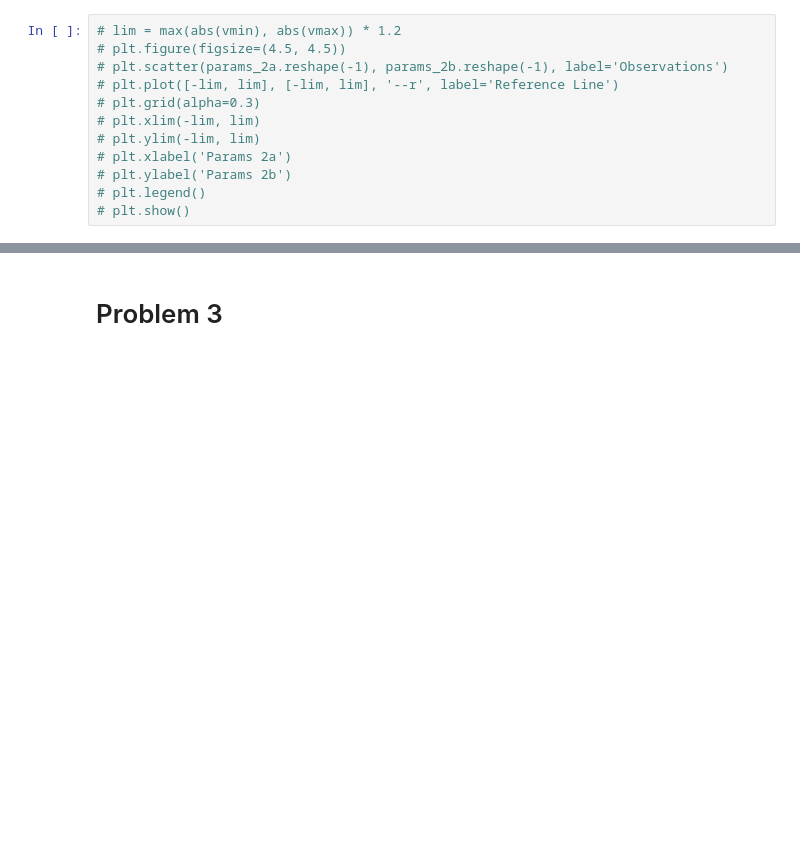
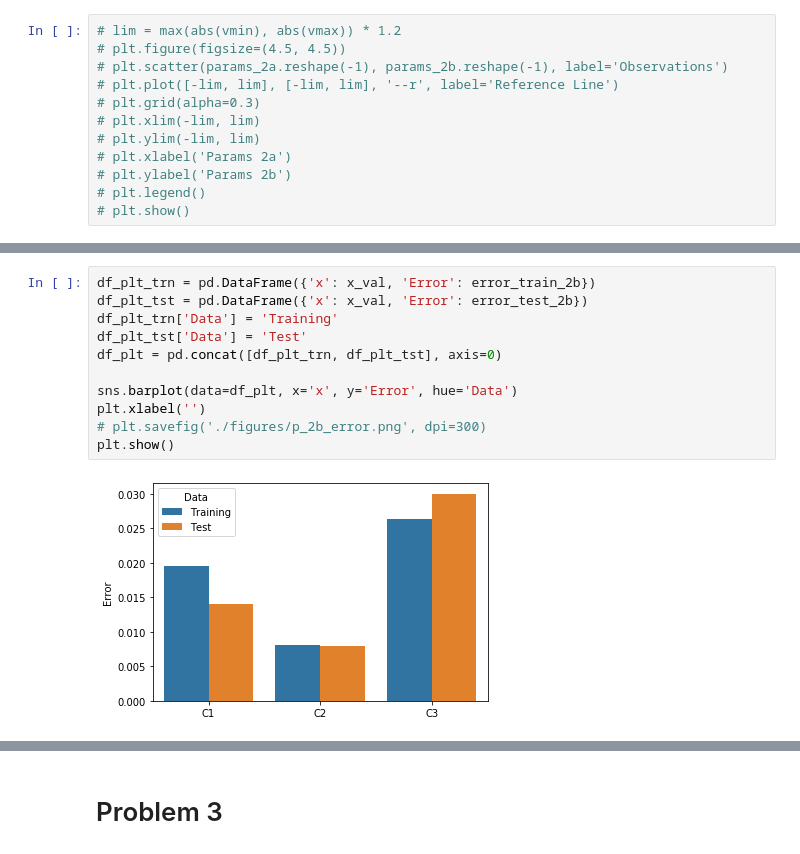
Before and after one commit to sievertsm/ML_CS6350, a Jupyter notebook: SVM/svm_notebook.ipynb, the cells around one changed output, grey strips where cells are left out. Drawn from its saved outputs; the diff is of its cells as text; blank space fills up the shorter version.

```diff
--- a/SVM/svm_notebook.ipynb
+++ b/SVM/svm_notebook.ipynb
@@ -154,0 +168,13 @@ plt.show()
+# %%
+df_plt_trn = pd.DataFrame({'x': x_val, 'Error': error_train_2b})
+df_plt_tst = pd.DataFrame({'x': x_val, 'Error': error_test_2b})
+df_plt_trn['Data'] = 'Training'
+df_plt_tst['Data'] = 'Test'
+df_plt = pd.concat([df_plt_trn, df_plt_tst], axis=0)
+
+sns.barplot(data=df_plt, x='x', y='Error', hue='Data')
+plt.xlabel('')
+# plt.savefig('./figures/p_2b_error.png', dpi=300)
+plt.show()
+# %% [output]
+[figure, added]
```
Also changed, not shown: parts of 13 cells of this notebook, 2 other files.
